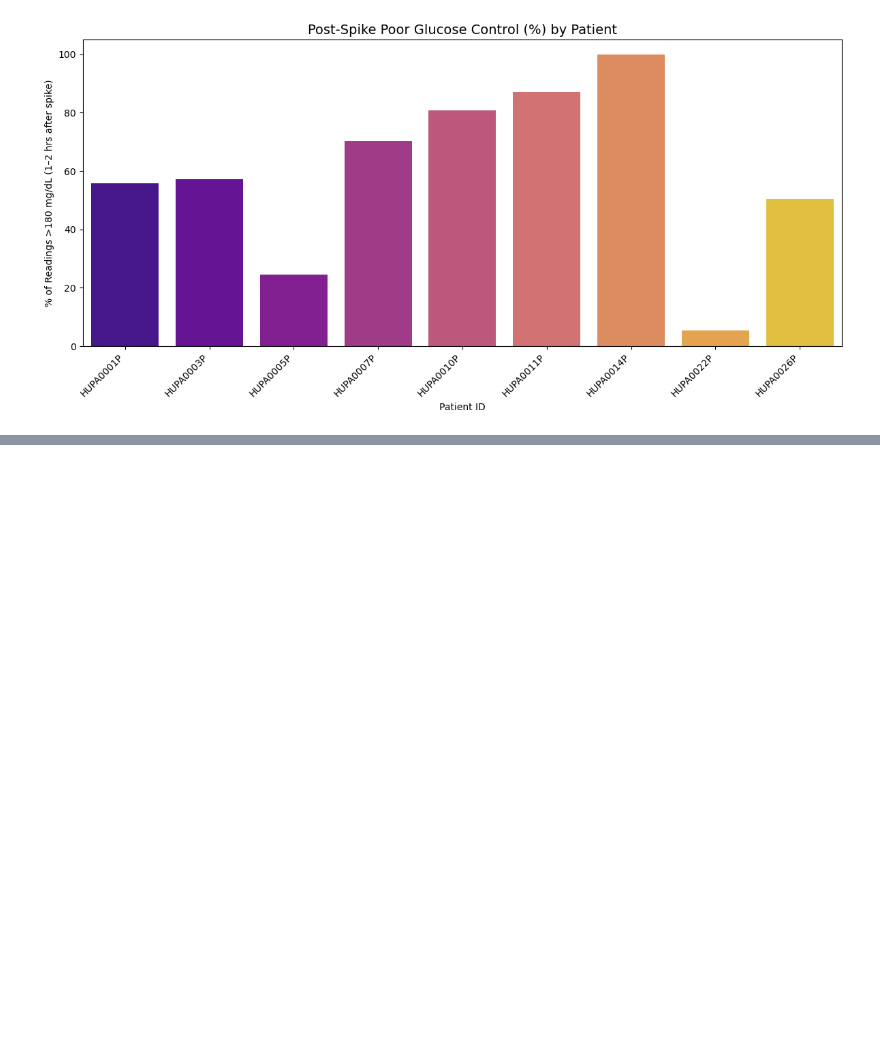
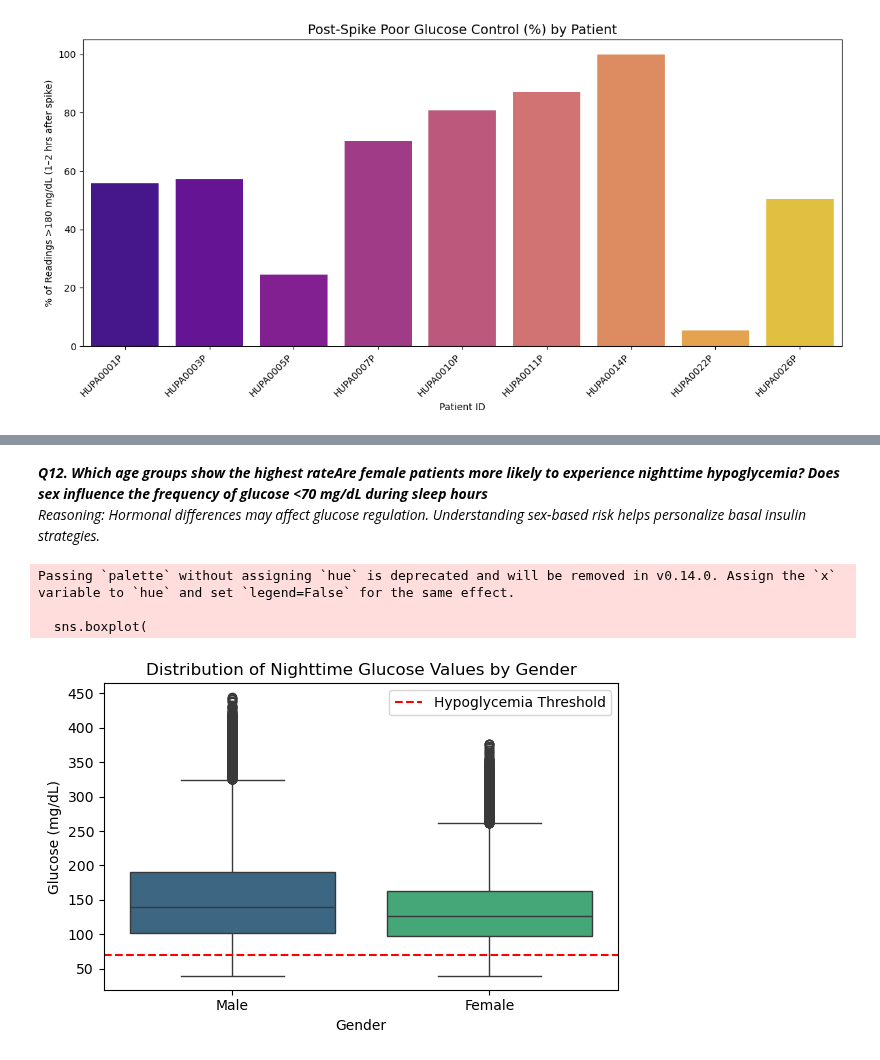
Before and after one commit to msdesh99/Python-Data-Analysis, a Jupyter notebook: Team11_PyQuester_Prescriptive_Analysis.ipynb, the cells around one changed output, grey strips where cells are left out. Cells and saved outputs as stored; diff of their text form; code cells hidden in the pictures; blank space fills up the shorter version.

```diff
--- a/Team11_PyQuester_Prescriptive_Analysis.ipynb
+++ b/Team11_PyQuester_Prescriptive_Analysis.ipynb
@@ -700,0 +746,46 @@ Passing `palette` without assigning `hue` is deprecated and will be removed in v
+# %% [markdown]
+***Q12. Which age groups show the highest rateAre female patients more likely to experience nighttime hypoglycemia?
+Does sex influence the frequency of glucose <70 mg/dL during sleep hours***
+*Reasoning: Hormonal differences may affect glucose regulation. Understanding sex-based risk helps personalize basal insulin strategies.*
+# %%
+import pandas as pd
+import seaborn as sns
+import matplotlib.pyplot as plt
+
+# === Step 1: Convert 'time' column to datetime and extract hour ===
+df_pateint_demo['datetime'] = pd.to_datetime(df_pateint_demo['time'], format='%Y-%m-%d %H:%M:%S', errors='coerce')
+df_pateint_demo['hour'] = df_pateint_demo['datetime'].dt.hour
+
+# === Step 2: Flag nighttime readings and hypoglycemia events ===
+df_pateint_demo['is_night'] = (df_pateint_demo['hour'] >= 22) | (df_pateint_demo['hour'] <= 6)
+df_pateint_demo['is_hypo'] = df_pateint_demo['glucose'] < 70
+
+# === Step 3: Calculate nighttime hypoglycemia percentage by gender ===
+night_hypo = (
+    df_pateint_demo[df_pateint_demo['is_night']]
+    .groupby('gender')['is_hypo']
+    .mean()
+    .reset_index()
+)
+night_hypo['hypo_pct'] = (night_hypo['is_hypo'] * 100).round(1)
+
+# === Step 4: Boxplot of nighttime glucose values by gender ===
+plt.figure(figsize=(6, 4))
+sns.boxplot(
+    x='gender',
+    y='glucose',
+    data=df_pateint_demo[df_pateint_demo['is_night']],
+    palette='viridis'
+)
+plt.title('Distribution of Nighttime Glucose Values by Gender')
+plt.ylabel('Glucose (mg/dL)')
+plt.xlabel('Gender')
+plt.axhline(y=70, color='red', linestyle='--', label='Hypoglycemia Threshold')
+plt.legend()
+plt.tight_layout()
+plt.show()
+# %% [output]
+Passing `palette` without assigning `hue` is deprecated and will be removed in v0.14.0. Assign the `x` variable to `hue` and set `legend=False` for the same effect.
+
+  sns.boxplot(
+[figure, added]
```
Also changed, not shown: parts of 4 cells of this notebook.
